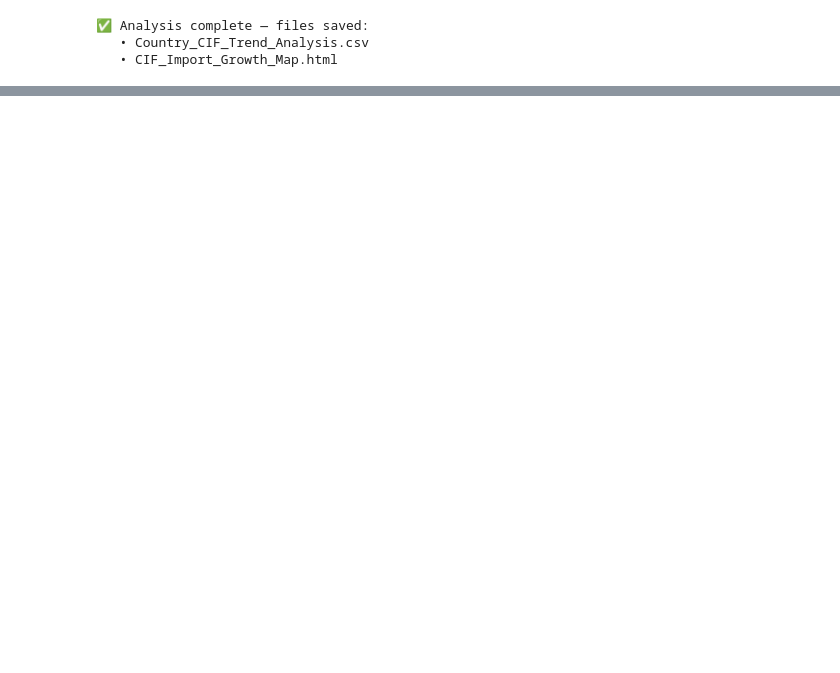
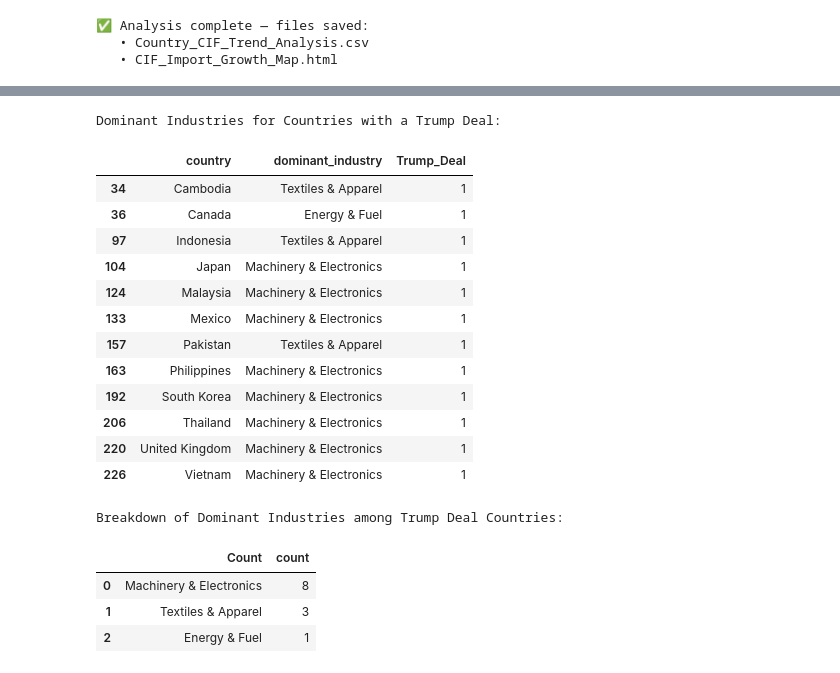
Before and after one commit to utamiu1807/uutami, a Jupyter notebook: Final_EDA1&2_UTAMIipynb.ipynb, the cells around one changed output, grey strips where cells are left out. Drawn from its saved outputs; the diff is of its cells as text; code cells hidden in the pictures; blank space fills up the shorter version.

```diff
--- a/Final_EDA1&2_UTAMIipynb.ipynb
+++ b/Final_EDA1&2_UTAMIipynb.ipynb
@@ -1206,0 +1550,63 @@ print("   • CIF_Import_Growth_Map.html")
+# %%
+# Merge dominant industry with Trump Deal status
+# Assuming 'merged_for_map' has 'country' and 'dominant_industry'
+# and 'merged' has 'country' and 'Trump_Deal'
+
+# Load the necessary dataframes if not already in memory
+try:
+    merged_for_map = pd.read_csv("Country_Dominant_Industry.csv")
+except FileNotFoundError:
+    print("Error: 'Country_Dominant_Industry.csv' not found. Please run the cell that generates this file.")
+    exit()
+
+try:
+    # Assuming 'merged' (from the regression analysis) contains 'Trump_Deal'
+    # If not, you might need to load or regenerate it from 'Country_CIF_Tariff_PctChange_2023_2025.xlsx'
+    df_tariff_info = pd.read_excel("Country_CIF_Tariff_PctChange_2023_2025.xlsx")
+    df_tariff_info.columns = df_tariff_info.columns.str.strip().str.replace(" ", "_")
+    # Select relevant columns and ensure country name consistency if needed
+    country_policy = df_tariff_info[["country", "Trump_Deal", "Not_Hit", "Reciprocal_Tariff"]]
+except FileNotFoundError:
+     print("Error: 'Country_CIF_Tariff_PctChange_2023_2025.xlsx' not found. Please run the cell that generates this file.")
+     exit()
+
+
+# Merge the two dataframes
+# Use 'country' column which should be consistent after previous cleaning steps
+merged_policy_industry = pd.merge(
+    merged_for_map,
+    country_policy,
+    on="country",
+    how="left"
+)
+
+# Filter for countries with Trump Deal == 1
+trump_deal_countries = merged_policy_industry[merged_policy_industry["Trump_Deal"] == 1]
+
+# Display the dominant industries for these countries
+print("Dominant Industries for Countries with a Trump Deal:")
+display(trump_deal_countries[["country", "dominant_industry", "Trump_Deal"]])
+
+# Optional: Get a count of dominant industries within this group
+print("\nBreakdown of Dominant Industries among Trump Deal Countries:")
+display(trump_deal_countries["dominant_industry"].value_counts().reset_index().rename(columns={'index': 'Dominant Industry', 'dominant_industry': 'Count'}))
+# %% [output]
+Dominant Industries for Countries with a Trump Deal:
+|  | country | dominant_industry | Trump_Deal |
+| 34 | Cambodia | Textiles & Apparel | 1 |
+| 36 | Canada | Energy & Fuel | 1 |
+| 97 | Indonesia | Textiles & Apparel | 1 |
+| 104 | Japan | Machinery & Electronics | 1 |
+| 124 | Malaysia | Machinery & Electronics | 1 |
+| 133 | Mexico | Machinery & Electronics | 1 |
+| 157 | Pakistan | Textiles & Apparel | 1 |
+| 163 | Philippines | Machinery & Electronics | 1 |
+| 192 | South Korea | Machinery & Electronics | 1 |
+| 206 | Thailand | Machinery & Electronics | 1 |
+| 220 | United Kingdom | Machinery & Electronics | 1 |
+| 226 | Vietnam | Machinery & Electronics | 1 |
+Breakdown of Dominant Industries among Trump Deal Countries:
+|  | Count | count |
+| 0 | Machinery & Electronics | 8 |
+| 1 | Textiles & Apparel | 3 |
+| 2 | Energy & Fuel | 1 |
```
Also changed, not shown: parts of 6 cells of this notebook.
